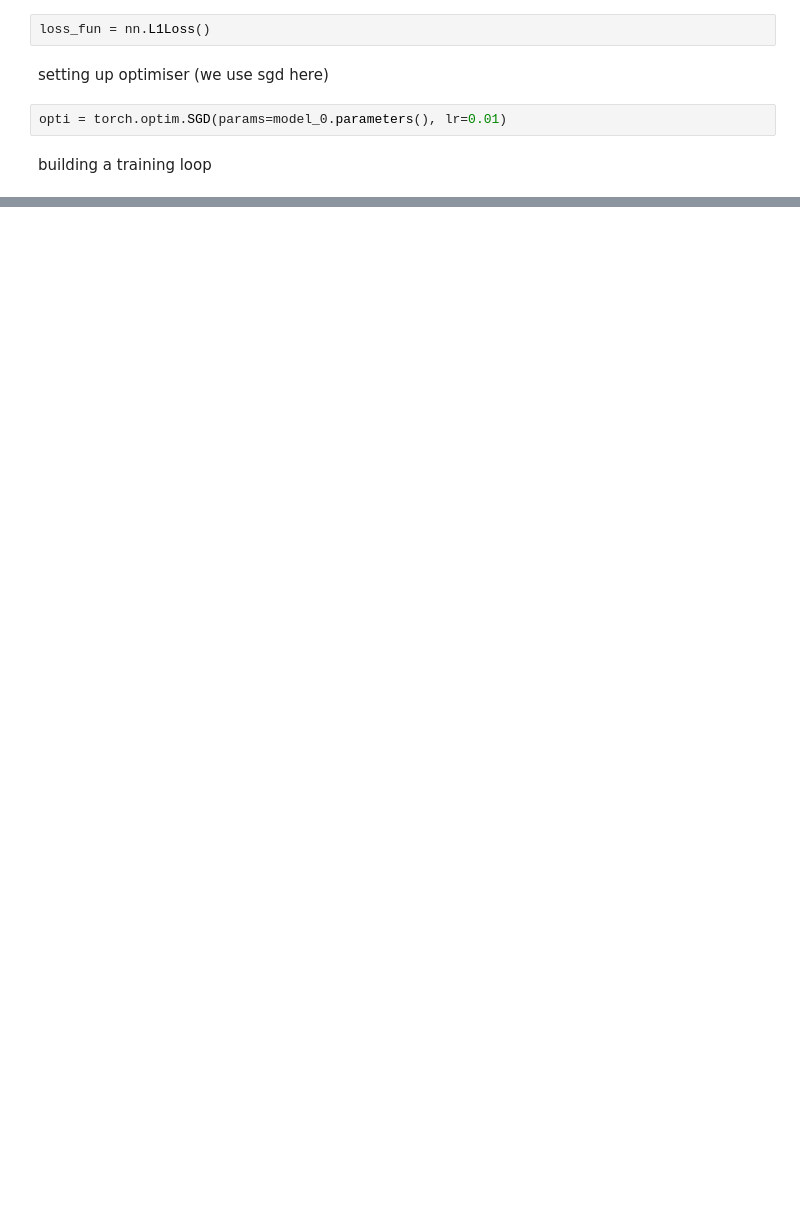
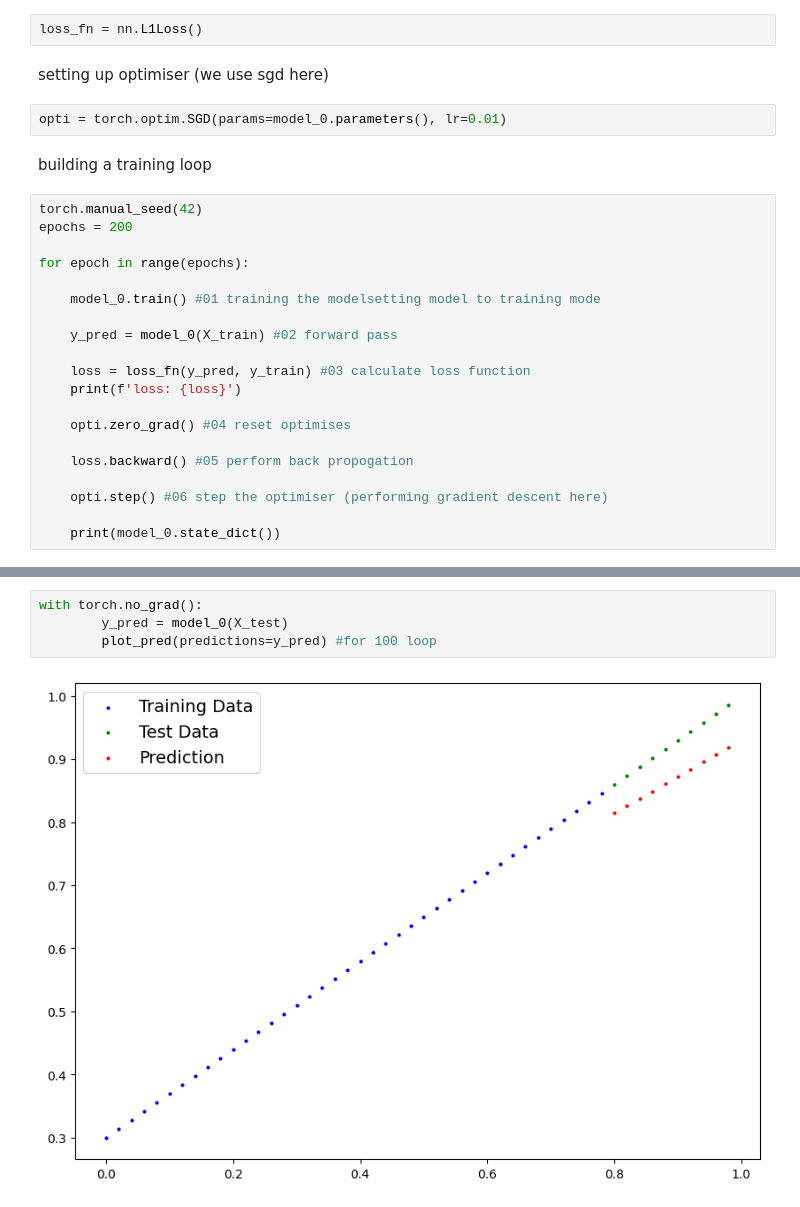
Before and after one commit to innovinitylabs/learning-pytorch, a Jupyter notebook: 01_pytorch_workflow_codealong.ipynb, the cells around one changed output, grey strips where cells are left out. Cells and saved outputs as stored; diff of their text form; blank space fills up the shorter version.

```diff
--- a/01_pytorch_workflow_codealong.ipynb
+++ b/01_pytorch_workflow_codealong.ipynb
@@ -185,10 +185,30 @@ plot_pred(predictions=y_pred)
 # %% [markdown]
 setting up loss functions (mean absolute error here)
 # %%
-loss_fun = nn.L1Loss()
+loss_fn = nn.L1Loss()
 # %% [markdown]
 setting up optimiser (we use sgd here)
 # %%
 opti = torch.optim.SGD(params=model_0.parameters(), lr=0.01)
 # %% [markdown]
 building a training loop
+# %%
+torch.manual_seed(42)
+epochs = 200
+
+for epoch in range(epochs):
+
+    model_0.train() #01 training the modelsetting model to training mode
+
+    y_pred = model_0(X_train) #02 forward pass
+
+    loss = loss_fn(y_pred, y_train) #03 calculate loss function
+    print(f'loss: {loss}')
+
+    opti.zero_grad() #04 reset optimises
+
+    loss.backward() #05 perform back propogation
+
+    opti.step() #06 step the optimiser (performing gradient descent here)
+
+    print(model_0.state_dict())
@@ -194,0 +233,6 @@ building a training loop
+# %%
+with torch.no_grad():
+        y_pred = model_0(X_test)
+        plot_pred(predictions=y_pred) #for 100 loop
+# %% [output]
+[figure, added]
```
Also changed, not shown: parts of 3 cells of this notebook.
